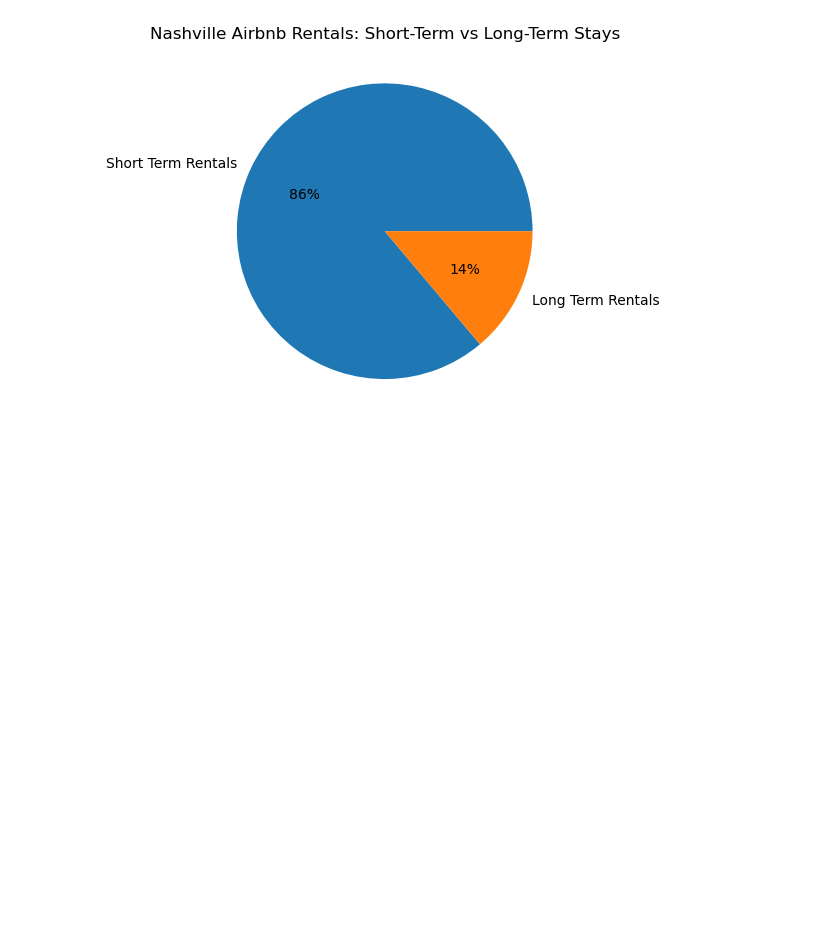
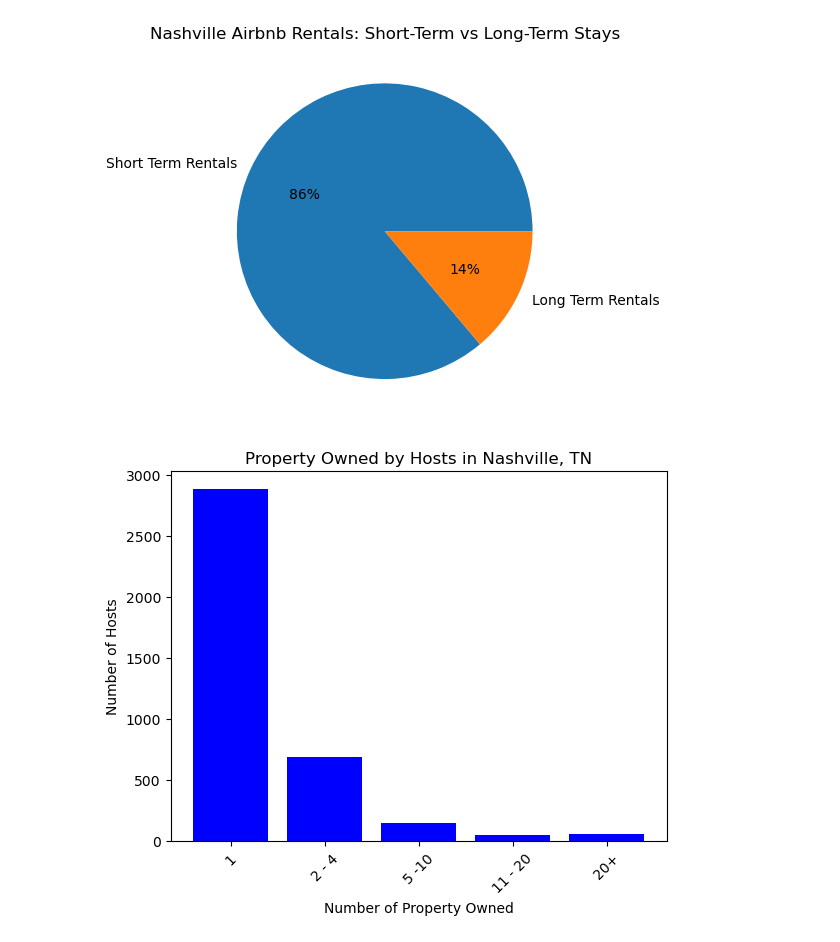
Before and after one commit to v-veena/Short_Term_Rental_Nashville_Capstone, a Jupyter notebook: notebook/shorterm_rental.ipynb, the cells around one changed output. Drawn from its saved outputs; the diff is of its cells as text; code cells hidden in the pictures; blank space fills up the shorter version.

Commit message:
created visualization on properties owned by hosts

```diff
--- a/notebook/shorterm_rental.ipynb
+++ b/notebook/shorterm_rental.ipynb
@@ -758,3 +758,21 @@ listings_neighbourhood.to_csv('../data/listings_neighbourhood_price.csv',index =
 listings_accommodates.to_csv('../data/listings_accommodates_price.csv',index = False)
 # %%
 listings_hose_since.to_csv('../data/listings_hose_since_price.csv',index = False)
+# %%
+# Number of Properties Owned by Nashville Airbnb Hosts
+property_by_host = listings.host_id.value_counts()
+one_property = (property_by_host.values == 1).sum()
+two_four = ((property_by_host.values >= 2) & (property_by_host.values <= 4)).sum()
+five_ten = ((property_by_host.values >= 5) & (property_by_host.values <= 10)).sum()
+eleven_twenty = ((property_by_host.values >= 11) & (property_by_host.values <= 20)).sum()
+above_twenty = (property_by_host.values > 20).sum()
+property_ranges = {'1': one_property, '2 - 4': two_four, '5 -10': five_ten, '11 - 20': eleven_twenty, '20+' : above_twenty}
+
+# Price Range Breakdown of Airbnb Listings in Nashville, TN
+plt.bar((property_ranges.keys()), list(property_ranges.values()), align='center', color = 'blue')
+plt.xlabel('Number of Property Owned')
+plt.ylabel('Number of Hosts')
+plt.xticks(rotation =45)
+plt.title("Property Owned by Hosts in Nashville, TN");
+# %% [output]
+[figure, added]
```
